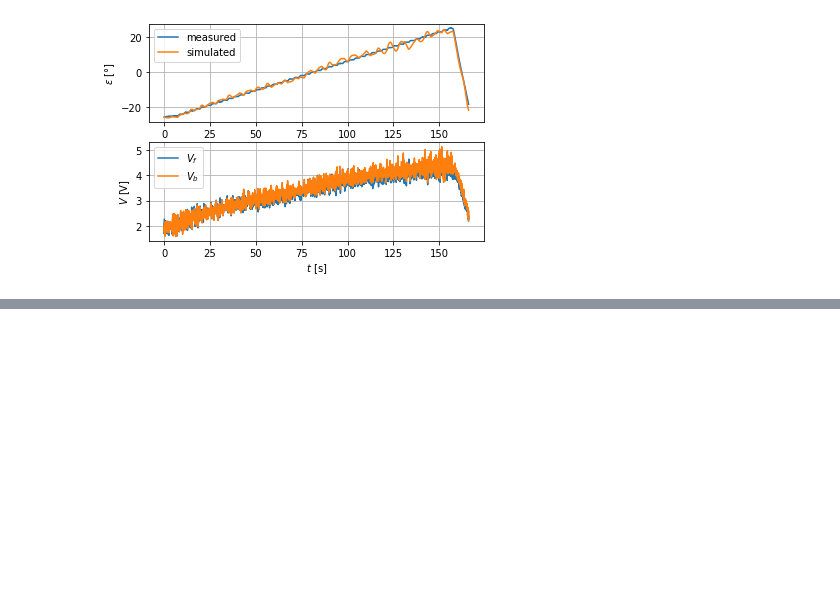
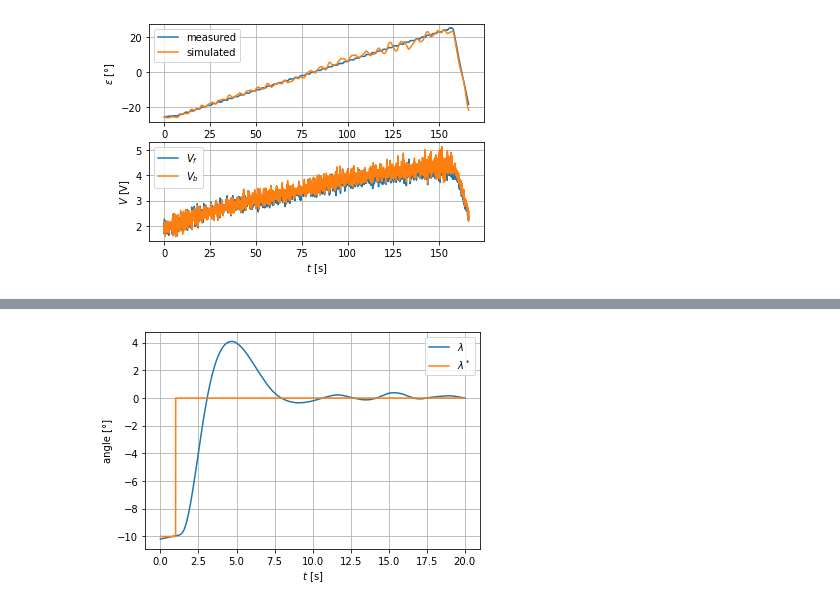
Before and after one commit to Rojetto/helicopter_thesis_code, a Jupyter notebook: scripts/diagrams.ipynb, the cells around one changed output, grey strips where cells are left out. Drawn from its saved outputs; the diff is of its cells as text; code cells hidden in the pictures; blank space fills up the shorter version.

```diff
--- a/scripts/diagrams.ipynb
+++ b/scripts/diagrams.ipynb
@@ -172,0 +286,12 @@ my_savefig('est_p_eps_2_p_eps_3_NICE')
+# %%
+meas = load_meas('pid_1.2.2_LOW')
+clip = clip_and_unify(meas, -1, 19)
+
+plt.figure()
+plt.plot(clip.t, clip.lamb/deg, label="$\\lambda$")
+lamb_traj = np.array([-10*deg if t < clip.traj_start else 0 for t in clip.t])
+plt.plot(clip.t, lamb_traj/deg, label="$\\lambda^*$")
+label_and_stuff()
+my_savefig('pid_1.2.2')
+# %% [output]
+[figure, added]
```
Also changed, not shown: parts of 11 cells of this notebook, 2 other files.
